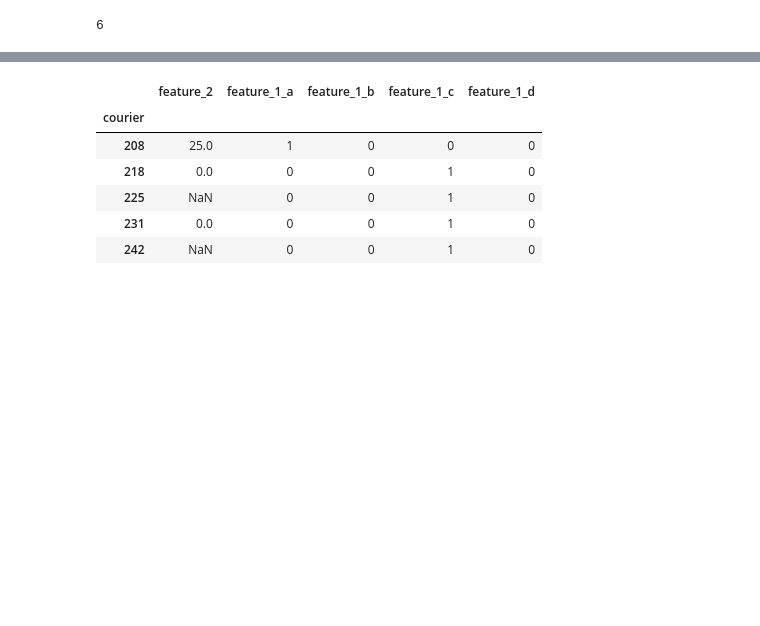
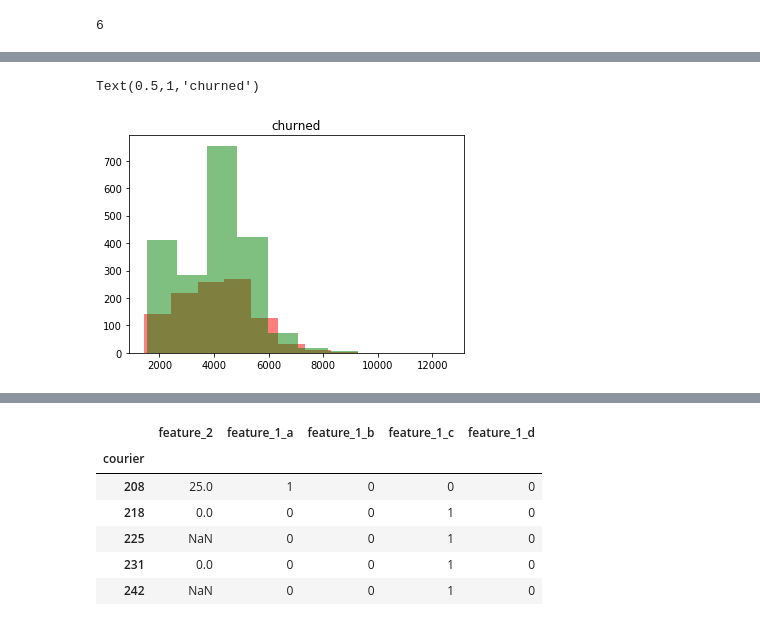
Before and after one commit to ricardofullton/glovo_test, a Jupyter notebook: glovo.ipynb, the cells around one changed output, grey strips where cells are left out. Saved outputs shown, nothing was run; the diff lists cells and outputs as text; code cells hidden in the pictures; blank space fills up the shorter version.

```diff
--- a/glovo.ipynb
+++ b/glovo.ipynb
@@ -155,0 +152,8 @@ weeks[(weeks.courier==101552)]
+# %%
+#normalize histogram
+plt.hist(weeks[(weeks.label==1)].feature_8,alpha=0.5,color='red')
+plt.hist(weeks[(weeks.label==0)].feature_8,alpha=0.5,color='green')
+plt.title('churned')
+# %% [output]
+Text(0.5,1,'churned')
+[figure, added]
```
Also changed, not shown: parts of 10 cells of this notebook.
